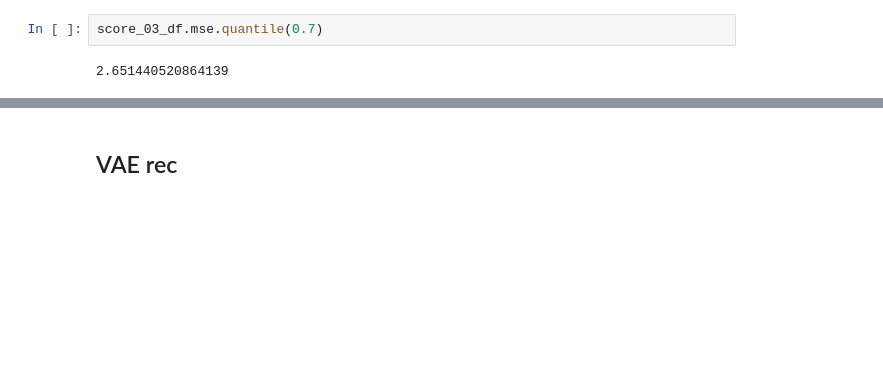
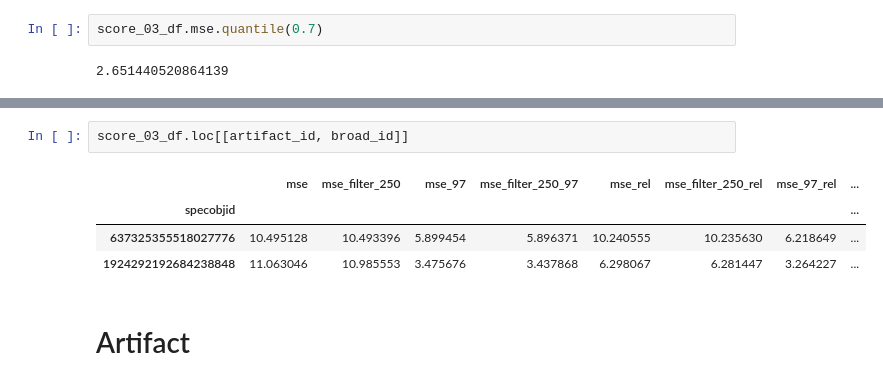
Before and after one commit to ed-ortizm/anomaly, a Jupyter notebook: thesis/99_explore.ipynb, the cells around one changed output, grey strips where cells are left out. Drawn from its saved outputs; the diff is of its cells as text; blank space fills up the shorter version.

```diff
--- a/thesis/99_explore.ipynb
+++ b/thesis/99_explore.ipynb
@@ -164,3 +171,10 @@ Name: 637325355518027776, dtype: float64
+# %%
+score_03_df.loc[[artifact_id, broad_id]]
+# %% [output]
+|  | mse | mse_filter_250 | mse_97 | mse_filter_250_97 | mse_rel | mse_filter_250_rel | mse_97_rel | ... |
+| specobjid |  |  |  |  |  |  |  | ... |
+| 637325355518027776 | 10.495128 | 10.493396 | 5.899454 | 5.896371 | 10.240555 | 10.235630 | 6.218649 | ... |
+| 1924292192684238848 | 11.063046 | 10.985553 | 3.475676 | 3.437868 | 6.298067 | 6.281447 | 3.264227 | ... |
 # %% [markdown]
-## VAE rec
+# Artifact
 # %%
```
Also changed, not shown: parts of 23 cells of this notebook, 2 other files.
